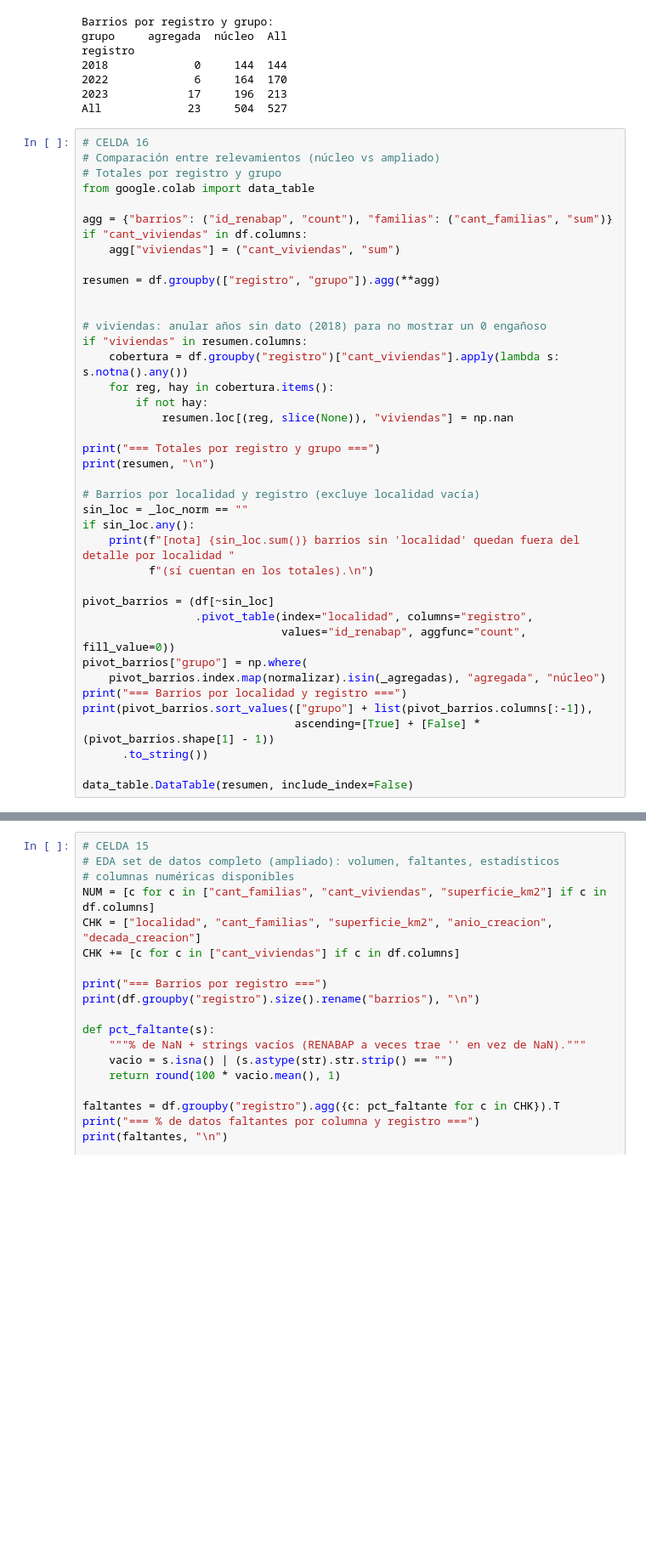
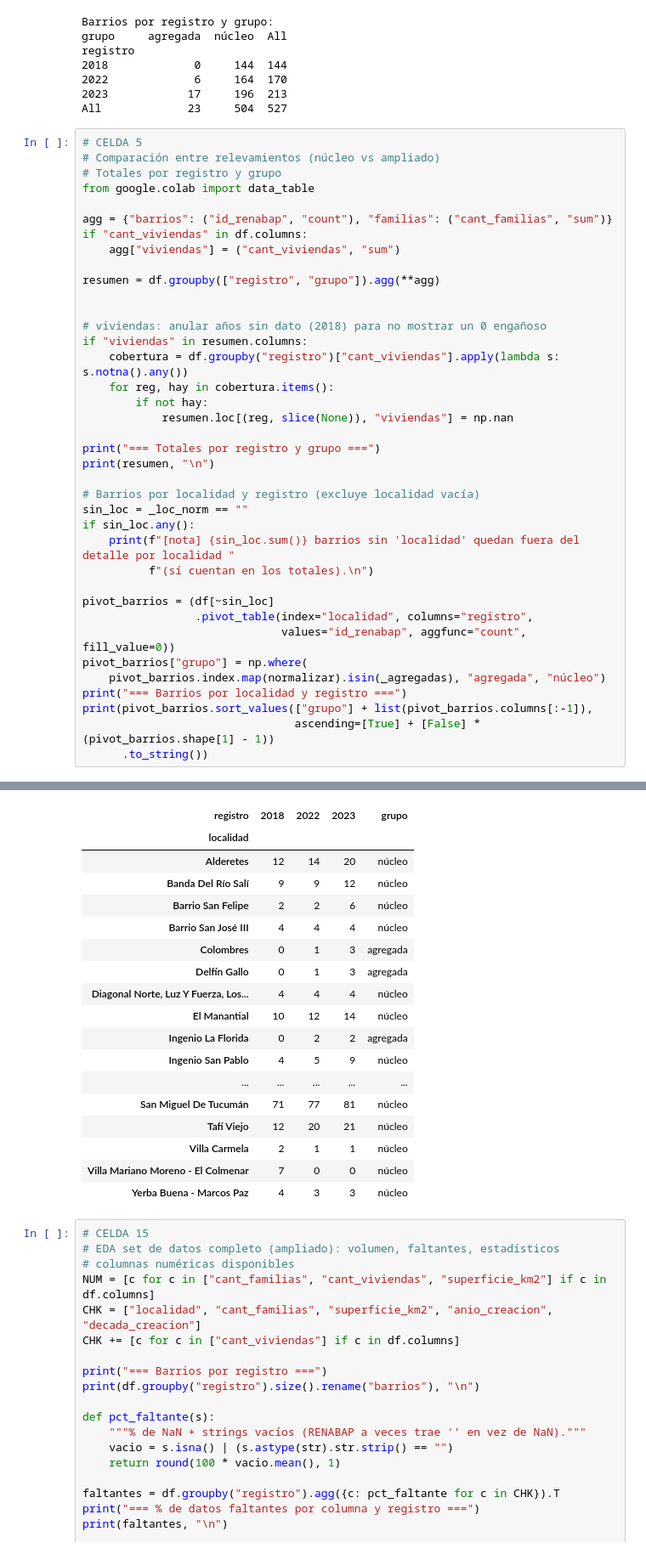
Before and after one commit to Camilamop/RENABAP, a Jupyter notebook: renabap.ipynb, the cells around one changed output, grey strips where cells are left out. Shown at 85% size. Cells and saved outputs as stored; diff of their text form; blank space fills up the shorter version.

Commit message:
orden celdas

```diff
--- a/renabap.ipynb
+++ b/renabap.ipynb
@@ -688,7 +688,7 @@ registro
 2023            17     196  213
 All             23     504  527
 # %%
-# CELDA 16
+# CELDA 5
 # Comparación entre relevamientos (núcleo vs ampliado)
 # Totales por registro y grupo
 from google.colab import data_table
@@ -716,35 +716,51 @@ if sin_loc.any():
     print(f"[nota] {sin_loc.sum()} barrios sin 'localidad' quedan fuera del detalle por localidad "
           f"(sí cuentan en los totales).\n")
 
 pivot_barrios = (df[~sin_loc]
                  .pivot_table(index="localidad", columns="registro",
                               values="id_renabap", aggfunc="count", fill_value=0))
 pivot_barrios["grupo"] = np.where(
     pivot_barrios.index.map(normalizar).isin(_agregadas), "agregada", "núcleo")
 print("=== Barrios por localidad y registro ===")
 print(pivot_barrios.sort_values(["grupo"] + list(pivot_barrios.columns[:-1]),
                                 ascending=[True] + [False] * (pivot_barrios.shape[1] - 1))
       .to_string())
-
-data_table.DataTable(resumen, include_index=False)
 # %% [output]
 === Totales por registro y grupo ===
                    barrios  familias  viviendas
 registro grupo
 2018     núcleo        144     30681        NaN
 2022     agregada        6       227      206.0
          núcleo        164     36230    32925.0
 2023     agregada       17       749      678.0
          núcleo        196     37385    33973.0
 
 === Barrios por localidad y registro ===
 registro                                                       2018  2022  2023     grupo
 localidad
 ... (17 lines left out)
 Villa Carmela                                                     2     1     1    núcleo
 Las Talitas                                                       1     9    16    núcleo
 San Andrés                                                        1     3     4    núcleo
 San José                                                          1     1     1    núcleo
+| registro | 2018 | 2022 | 2023 | grupo |
+| localidad |  |  |  |  |
+| Alderetes | 12 | 14 | 20 | núcleo |
+| Banda Del Río Salí | 9 | 9 | 12 | núcleo |
+| Barrio San Felipe | 2 | 2 | 6 | núcleo |
+| Barrio San José III | 4 | 4 | 4 | núcleo |
+| Colombres | 0 | 1 | 3 | agregada |
+| Delfín Gallo | 0 | 1 | 3 | agregada |
+| Diagonal Norte, Luz Y Fuerza, Los... | 4 | 4 | 4 | núcleo |
+| El Manantial | 10 | 12 | 14 | núcleo |
+| Ingenio La Florida | 0 | 2 | 2 | agregada |
+| Ingenio San Pablo | 4 | 5 | 9 | núcleo |
+| ... | ... | ... | ... | ... |
+| San Miguel De Tucumán | 71 | 77 | 81 | núcleo |
+| Tafí Viejo | 12 | 20 | 21 | núcleo |
+| Villa Carmela | 2 | 1 | 1 | núcleo |
+| Villa Mariano Moreno - El Colmenar | 7 | 0 | 0 | núcleo |
+| Yerba Buena - Marcos Paz | 4 | 3 | 3 | núcleo |
 # %%
 # CELDA 15
 # EDA set de datos completo (ampliado): volumen, faltantes, estadísticos
```
